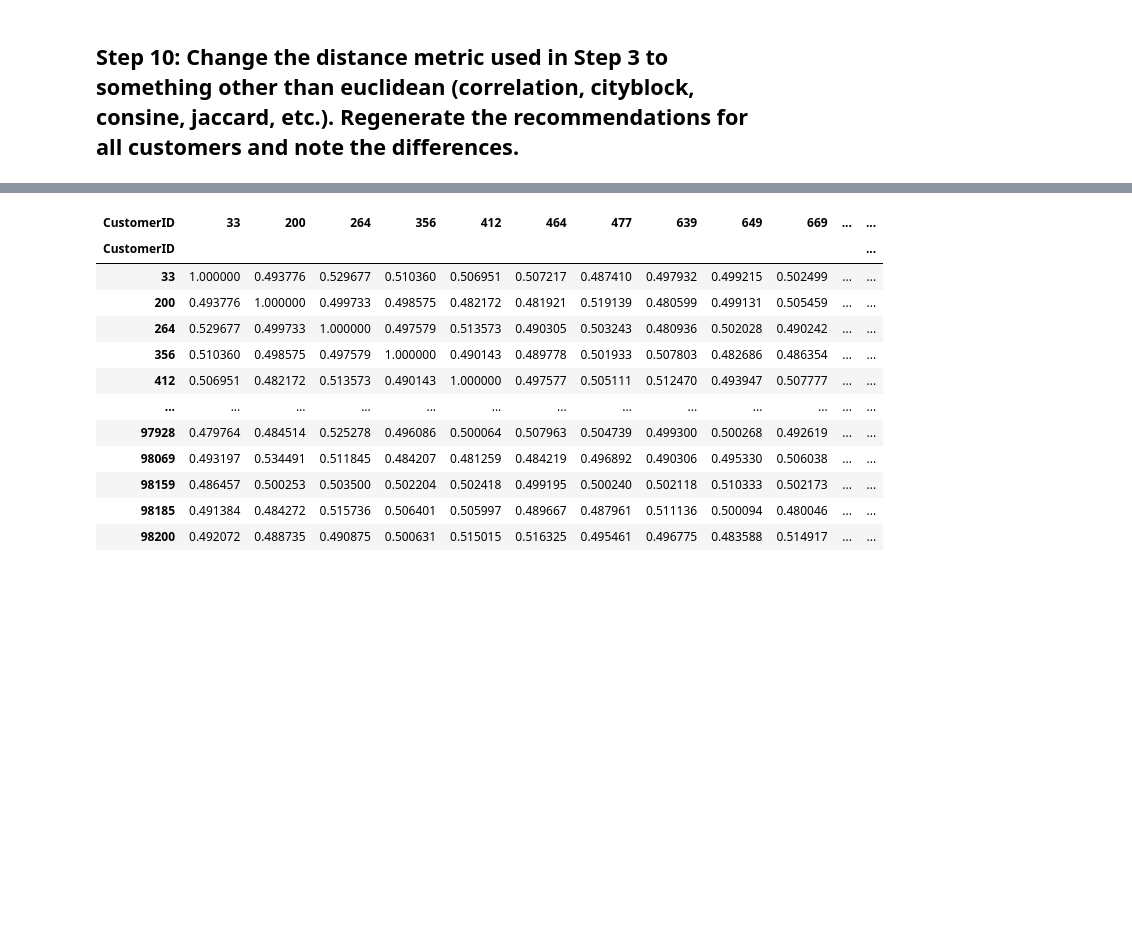
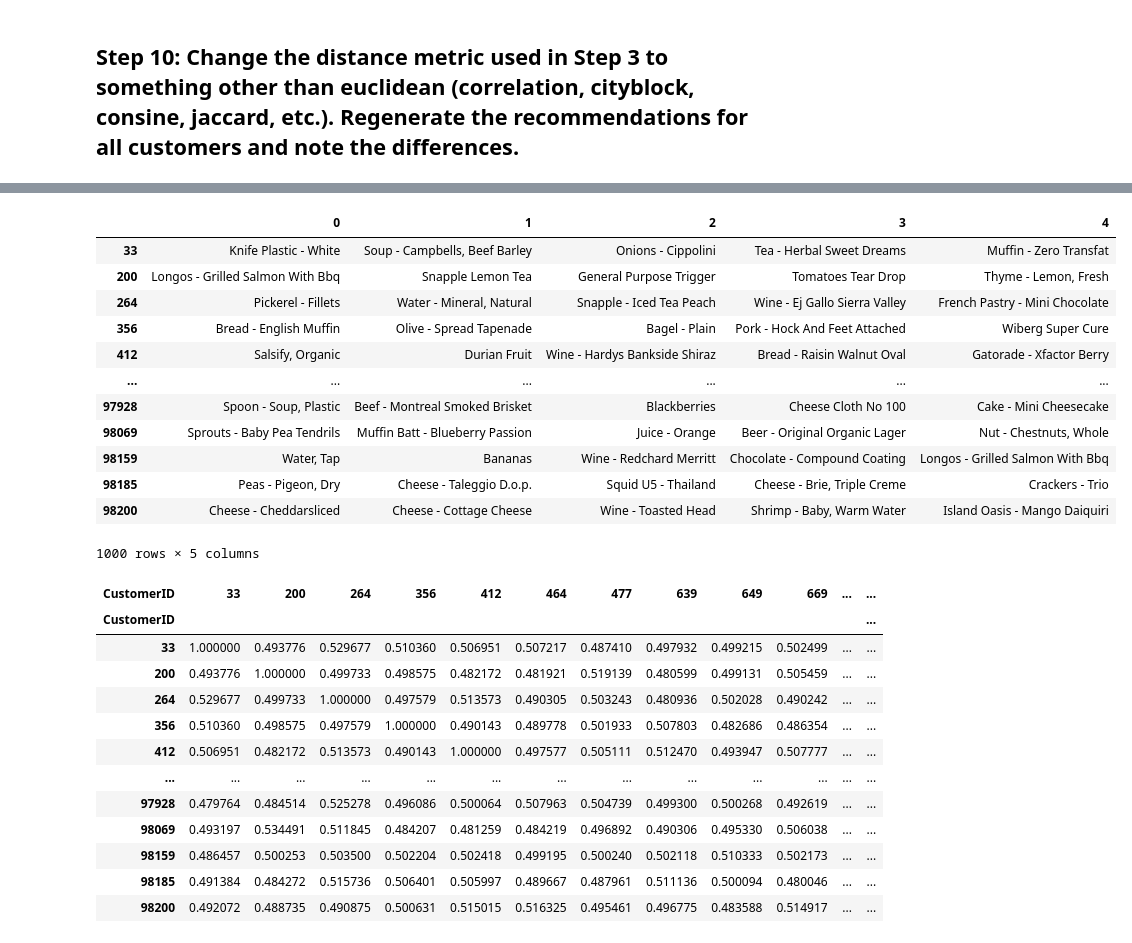
Before and after one commit to Irene9R/dataptmad1121_labs, a Jupyter notebook: extra-work/m2/lab-intro-recommender-systems/your-code/main.ipynb, the cells around one changed output, grey strips where cells are left out. Drawn from its saved outputs; the diff is of its cells as text; code cells hidden in the pictures; blank space fills up the shorter version.

```diff
--- a/extra-work/m2/lab-intro-recommender-systems/your-code/main.ipynb
+++ b/extra-work/m2/lab-intro-recommender-systems/your-code/main.ipynb
@@ -265 +287,32 @@ customer_recommendations_df.T
+# %%
+customer_recommendations_cos = {}
+list_customers = list(df_newdata1['CustomerID'].unique())
+
+for i in list_customers:
+    cosine_dist_customer = cosine_dist[i].sort_values(ascending=False)[1:6]
+    df_customer_cos = df_newdata1[df_newdata1['CustomerID'].isin(cosine_dist_customer.index)]
+    Rank_all_customer_per_order_descending_cos = df_customer_cos.groupby(['ProductName'],as_index = False)["Quantity"].sum().sort_values(by='Quantity',ascending=False)
+    customer_purchases = df_newdata1[df_newdata1['CustomerID'] == i]
+    customer_result_cos = pd.merge(Rank_all_customer_per_order_descending_cos, customer_purchases, how="left", on=["ProductName"]).fillna(0)
+    products_for_customer_cos = customer_result_cos[customer_result_cos["Quantity_y"] == 0].sort_values(by='Quantity_x',ascending=False)[0:5]
+    products_not_purchased_by_customer_cos = products_for_customer_cos['ProductName']
+
+    customer_recommendations_cos[i]=list(products_not_purchased_by_customer_cos)
+    customer_recommendations_cos_df = pd.DataFrame.from_dict(customer_recommendations_cos).T
+# %%
+customer_recommendations_cos_df
+# %% [output]
+|  | 0 | 1 | 2 | 3 | 4 |
+| 33 | Knife Plastic - White | Soup - Campbells, Beef Barley | Onions - Cippolini | Tea - Herbal Sweet Dreams | Muffin - Zero Transfat |
+| 200 | Longos - Grilled Salmon With Bbq | Snapple Lemon Tea | General Purpose Trigger | Tomatoes Tear Drop | Thyme - Lemon, Fresh |
+| 264 | Pickerel - Fillets | Water - Mineral, Natural | Snapple - Iced Tea Peach | Wine - Ej Gallo Sierra Valley | French Pastry - Mini Chocolate |
+| 356 | Bread - English Muffin | Olive - Spread Tapenade | Bagel - Plain | Pork - Hock And Feet Attached | Wiberg Super Cure |
+| 412 | Salsify, Organic | Durian Fruit | Wine - Hardys Bankside Shiraz | Bread - Raisin Walnut Oval | Gatorade - Xfactor Berry |
+| ... | ... | ... | ... | ... | ... |
+| 97928 | Spoon - Soup, Plastic | Beef - Montreal Smoked Brisket | Blackberries | Cheese Cloth No 100 | Cake - Mini Cheesecake |
+| 98069 | Sprouts - Baby Pea Tendrils | Muffin Batt - Blueberry Passion | Juice - Orange | Beer - Original Organic Lager | Nut - Chestnuts, Whole |
+| 98159 | Water, Tap | Bananas | Wine - Redchard Merritt | Chocolate - Compound Coating | Longos - Grilled Salmon With Bbq |
+| 98185 | Peas - Pigeon, Dry | Cheese - Taleggio D.o.p. | Squid U5 - Thailand | Cheese - Brie, Triple Creme | Crackers - Trio |
+| 98200 | Cheese - Cheddarsliced | Cheese - Cottage Cheese | Wine - Toasted Head | Shrimp - Baby, Warm Water | Island Oasis - Mango Daiquiri |
+1000 rows × 5 columns
 # %%
```
Also changed, not shown: parts of 10 cells of this notebook.
